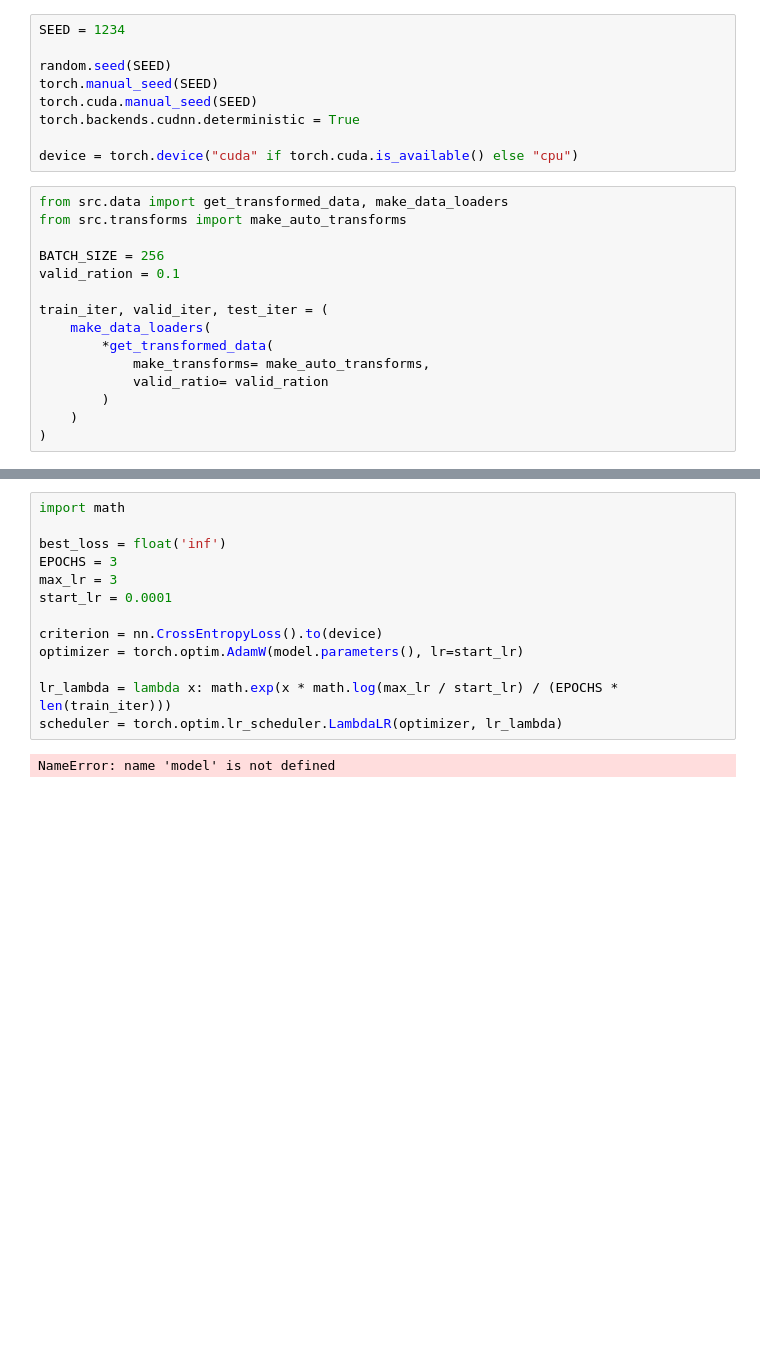
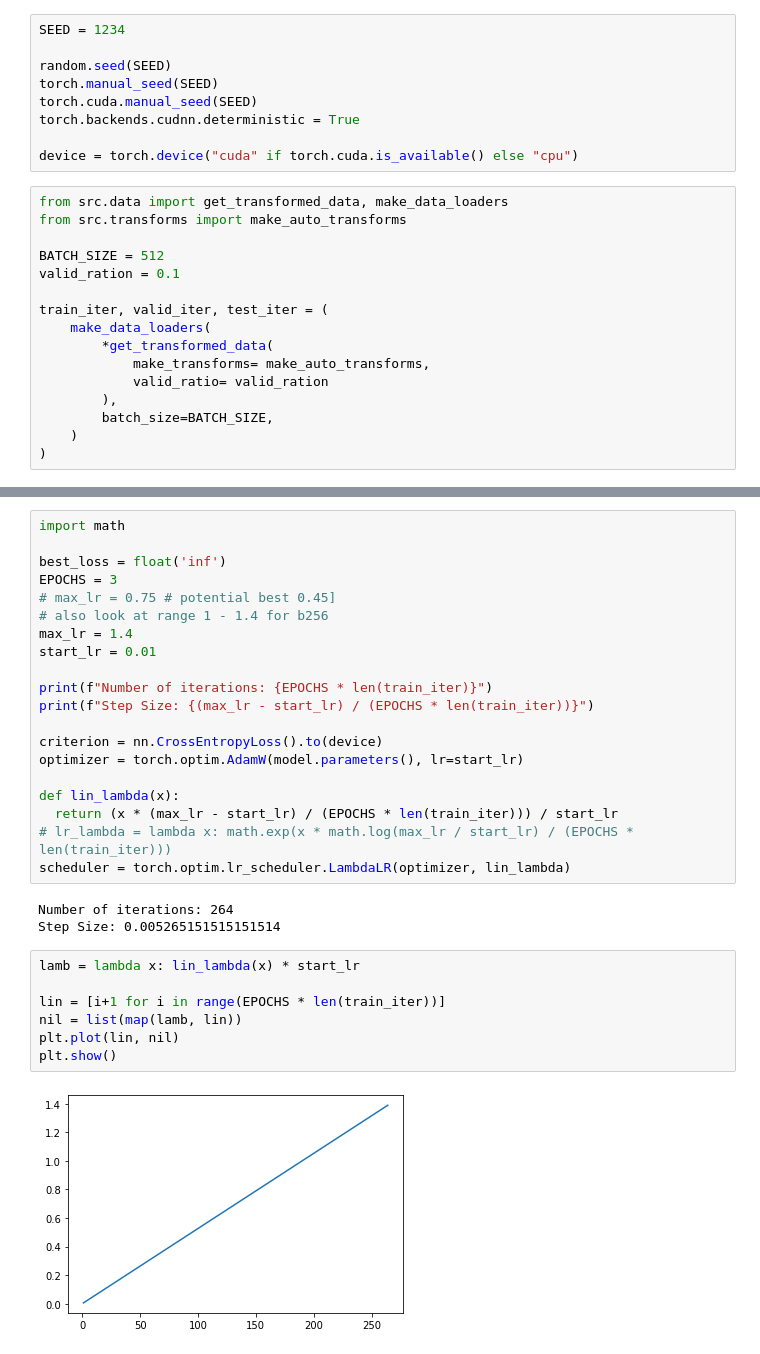
Before and after one commit to ab7289-tandon-nyu/csgy6953_DeepLearning_Midterm, a Jupyter notebook: notebooks/lr_range_test.ipynb, the cells around one changed output, grey strips where cells are left out. Cells and saved outputs as stored; diff of their text form; blank space fills up the shorter version.

```diff
--- a/notebooks/lr_range_test.ipynb
+++ b/notebooks/lr_range_test.ipynb
@@ -41,7 +24,7 @@ device = torch.device("cuda" if torch.cuda.is_available() else "cpu")
 from src.data import get_transformed_data, make_data_loaders
 from src.transforms import make_auto_transforms
 
-BATCH_SIZE = 256
+BATCH_SIZE = 512
 valid_ration = 0.1
 
 train_iter, valid_iter, test_iter = (
@@ -49,7 +32,8 @@ train_iter, valid_iter, test_iter = (
         *get_transformed_data(
             make_transforms= make_auto_transforms,
             valid_ratio= valid_ration
-        )
+        ),
+        batch_size=BATCH_SIZE,
     )
 )
 # %% [output]
@@ -86,16 +86,33 @@ import math
 
 best_loss = float('inf')
 EPOCHS = 3
-max_lr = 3
-start_lr = 0.0001
+# max_lr = 0.75 # potential best 0.45]
+# also look at range 1 - 1.4 for b256
+max_lr = 1.4
+start_lr = 0.01
+
+print(f"Number of iterations: {EPOCHS * len(train_iter)}")
+print(f"Step Size: {(max_lr - start_lr) / (EPOCHS * len(train_iter))}")
 
 criterion = nn.CrossEntropyLoss().to(device)
 optimizer = torch.optim.AdamW(model.parameters(), lr=start_lr)
 
-lr_lambda = lambda x: math.exp(x * math.log(max_lr / start_lr) / (EPOCHS * len(train_iter)))
-scheduler = torch.optim.lr_scheduler.LambdaLR(optimizer, lr_lambda)
+def lin_lambda(x):
+  return (x * (max_lr - start_lr) / (EPOCHS * len(train_iter))) / start_lr
+# lr_lambda = lambda x: math.exp(x * math.log(max_lr / start_lr) / (EPOCHS * len(train_iter)))
+scheduler = torch.optim.lr_scheduler.LambdaLR(optimizer, lin_lambda)
 # %% [output]
-NameError: name 'model' is not defined
+Number of iterations: 264
+Step Size: 0.005265151515151514
+# %%
+lamb = lambda x: lin_lambda(x) * start_lr
+
+lin = [i+1 for i in range(EPOCHS * len(train_iter))]
+nil = list(map(lamb, lin))
+plt.plot(lin, nil)
+plt.show()
+# %% [output]
+[figure, added]
 # %%
 "https://towardsdatascience.com/adaptive-and-cyclical-learning-rates-using-pytorch-2bf904d18dee"
 
```
Also changed, not shown: parts of 10 cells of this notebook.
